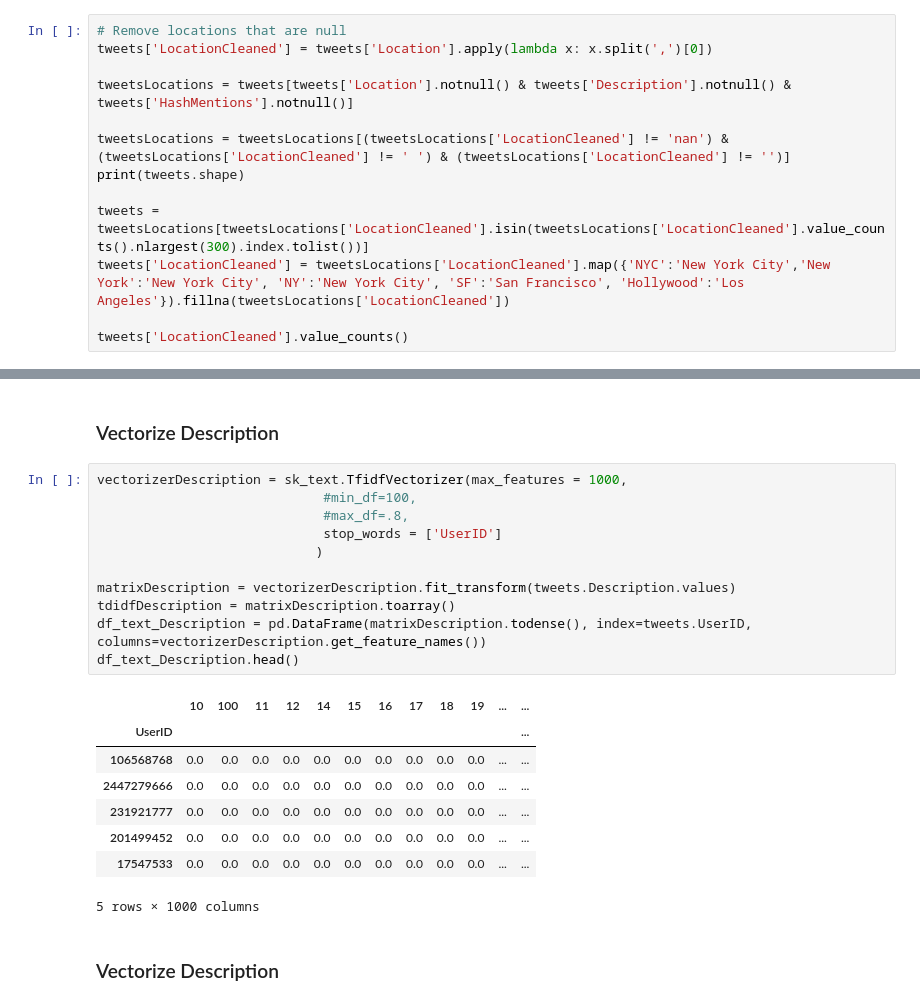
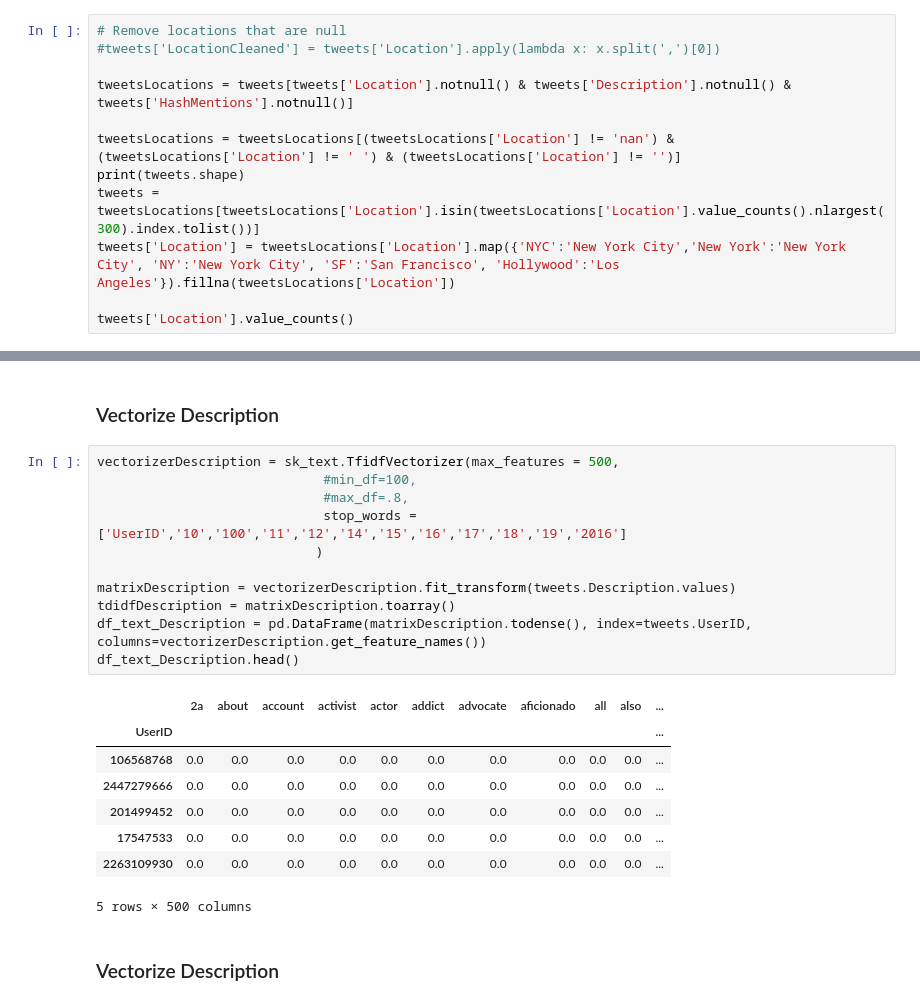
Before and after one commit to alecluna/CSC177A1, a Jupyter notebook: Project3_Classification.ipynb, the cells around one changed output, grey strips where cells are left out. Drawn from its saved outputs; the diff is of its cells as text.

```diff
--- a/Project3_Classification.ipynb
+++ b/Project3_Classification.ipynb
@@ -77,14 +85,13 @@ print(tweets.shape)
 # %%
 # Remove locations that are null
-tweets['LocationCleaned'] = tweets['Location'].apply(lambda x: x.split(',')[0])
+#tweets['LocationCleaned'] = tweets['Location'].apply(lambda x: x.split(',')[0])
 
 tweetsLocations = tweets[tweets['Location'].notnull() & tweets['Description'].notnull() & tweets['HashMentions'].notnull()]
 
-tweetsLocations = tweetsLocations[(tweetsLocations['LocationCleaned'] != 'nan') & (tweetsLocations['LocationCleaned'] != ' ') & (tweetsLocations['LocationCleaned'] != '')]
+tweetsLocations = tweetsLocations[(tweetsLocations['Location'] != 'nan') & (tweetsLocations['Location'] != ' ') & (tweetsLocations['Location'] != '')]
 print(tweets.shape)
+tweets = tweetsLocations[tweetsLocations['Location'].isin(tweetsLocations['Location'].value_counts().nlargest(300).index.tolist())]
+tweets['Location'] = tweetsLocations['Location'].map({'NYC':'New York City','New York':'New York City', 'NY':'New York City', 'SF':'San Francisco', 'Hollywood':'Los Angeles'}).fillna(tweetsLocations['Location'])
 
-tweets = tweetsLocations[tweetsLocations['LocationCleaned'].isin(tweetsLocations['LocationCleaned'].value_counts().nlargest(300).index.tolist())]
-tweets['LocationCleaned'] = tweetsLocations['LocationCleaned'].map({'NYC':'New York City','New York':'New York City', 'NY':'New York City', 'SF':'San Francisco', 'Hollywood':'Los Angeles'}).fillna(tweetsLocations['LocationCleaned'])
-
-tweets['LocationCleaned'].value_counts()
+tweets['Location'].value_counts()
 # %% [output]
@@ -121,25 +142,25 @@ df_text.head()
 # %% [markdown]
 ### Vectorize Description ###
 # %%
-vectorizerDescription = sk_text.TfidfVectorizer(max_features = 1000,
+vectorizerDescription = sk_text.TfidfVectorizer(max_features = 500,
                              #min_df=100,
                              #max_df=.8,
-                             stop_words = ['UserID']
+                             stop_words = ['UserID','10','100','11','12','14','15','16','17','18','19','2016']
                             )
 
 matrixDescription = vectorizerDescription.fit_transform(tweets.Description.values)
 tdidfDescription = matrixDescription.toarray()
 df_text_Description = pd.DataFrame(matrixDescription.todense(), index=tweets.UserID, columns=vectorizerDescription.get_feature_names())
 df_text_Description.head()
 # %% [output]
-|  | 10 | 100 | 11 | 12 | 14 | 15 | 16 | 17 | 18 | 19 | ... | ... |
-| UserID |  |  |  |  |  |  |  |  |  |  |  | ... |
-| 106568768 | 0.0 | 0.0 | 0.0 | 0.0 | 0.0 | 0.0 | 0.0 | 0.0 | 0.0 | 0.0 | ... | ... |
-| 2447279666 | 0.0 | 0.0 | 0.0 | 0.0 | 0.0 | 0.0 | 0.0 | 0.0 | 0.0 | 0.0 | ... | ... |
-| 231921777 | 0.0 | 0.0 | 0.0 | 0.0 | 0.0 | 0.0 | 0.0 | 0.0 | 0.0 | 0.0 | ... | ... |
-| 201499452 | 0.0 | 0.0 | 0.0 | 0.0 | 0.0 | 0.0 | 0.0 | 0.0 | 0.0 | 0.0 | ... | ... |
-| 17547533 | 0.0 | 0.0 | 0.0 | 0.0 | 0.0 | 0.0 | 0.0 | 0.0 | 0.0 | 0.0 | ... | ... |
+|  | 2a | about | account | activist | actor | addict | advocate | aficionado | all | also | ... |
+| UserID |  |  |  |  |  |  |  |  |  |  | ... |
+| 106568768 | 0.0 | 0.0 | 0.0 | 0.0 | 0.0 | 0.0 | 0.0 | 0.0 | 0.0 | 0.0 | ... |
+| 2447279666 | 0.0 | 0.0 | 0.0 | 0.0 | 0.0 | 0.0 | 0.0 | 0.0 | 0.0 | 0.0 | ... |
+| 201499452 | 0.0 | 0.0 | 0.0 | 0.0 | 0.0 | 0.0 | 0.0 | 0.0 | 0.0 | 0.0 | ... |
+| 17547533 | 0.0 | 0.0 | 0.0 | 0.0 | 0.0 | 0.0 | 0.0 | 0.0 | 0.0 | 0.0 | ... |
+| 2263109930 | 0.0 | 0.0 | 0.0 | 0.0 | 0.0 | 0.0 | 0.0 | 0.0 | 0.0 | 0.0 | ... |
-5 rows × 1000 columns
+5 rows × 500 columns
 # %% [markdown]
 ### Vectorize Description ###
 # %%
```
Also changed, not shown: parts of 19 cells of this notebook.
